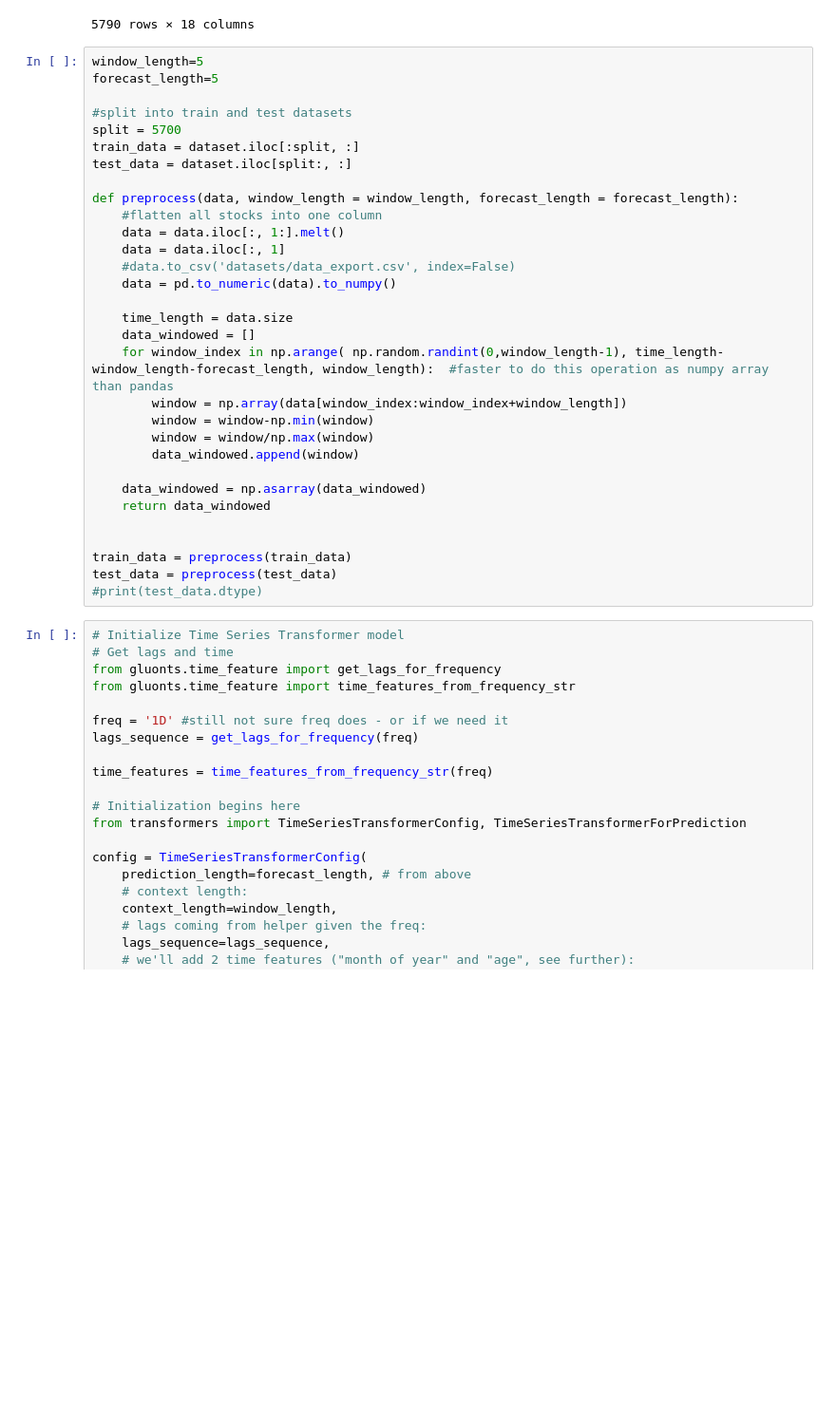
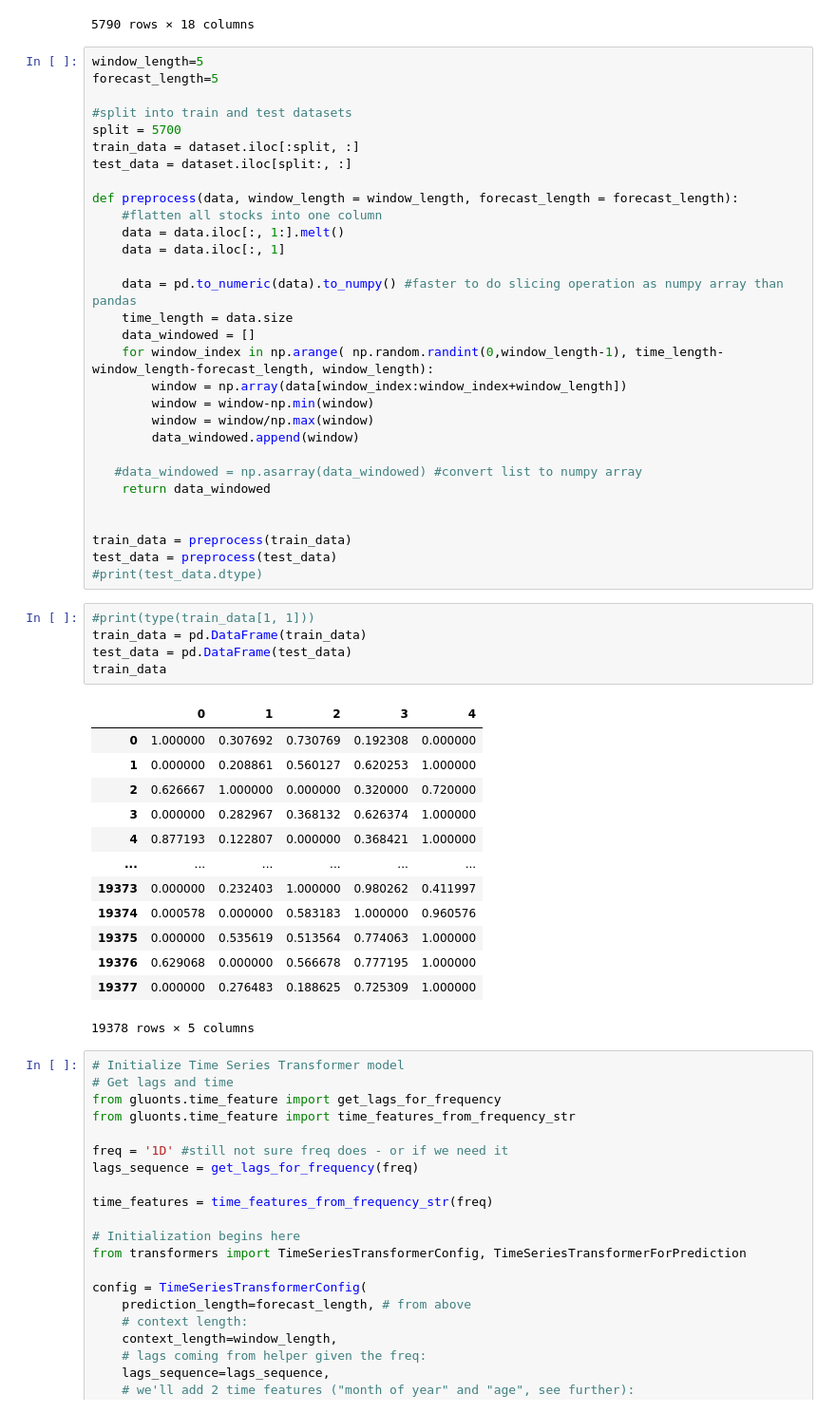
Before and after one commit to jadenseangmany/ece176-final-project, a Jupyter notebook: final-project/final-project_newdata.ipynb, the cells around one changed output. Shown at 95% size. Cells and saved outputs as stored; diff of their text form; blank space fills up the shorter version.

Commit message:
progress... converting np array into huggingface Dataset first

```diff
--- a/final-project/final-project_newdata.ipynb
+++ b/final-project/final-project_newdata.ipynb
@@ -82,24 +83,42 @@ def preprocess(data, window_length = window_length, forecast_length = forecast_l
     #flatten all stocks into one column
     data = data.iloc[:, 1:].melt()
     data = data.iloc[:, 1]
-    #data.to_csv('datasets/data_export.csv', index=False)
-    data = pd.to_numeric(data).to_numpy()
 
+    data = pd.to_numeric(data).to_numpy() #faster to do slicing operation as numpy array than pandas
     time_length = data.size
     data_windowed = []
-    for window_index in np.arange( np.random.randint(0,window_length-1), time_length-window_length-forecast_length, window_length):  #faster to do this operation as numpy array than pandas
+    for window_index in np.arange( np.random.randint(0,window_length-1), time_length-window_length-forecast_length, window_length):
         window = np.array(data[window_index:window_index+window_length])
         window = window-np.min(window)
         window = window/np.max(window)
         data_windowed.append(window)
 
-    data_windowed = np.asarray(data_windowed)
+   #data_windowed = np.asarray(data_windowed) #convert list to numpy array
     return data_windowed
 
 
 train_data = preprocess(train_data)
 test_data = preprocess(test_data)
 #print(test_data.dtype)
+# %%
+#print(type(train_data[1, 1]))
+train_data = pd.DataFrame(train_data)
+test_data = pd.DataFrame(test_data)
+train_data
+# %% [output]
+|  | 0 | 1 | 2 | 3 | 4 |
+| 0 | 1.000000 | 0.307692 | 0.730769 | 0.192308 | 0.000000 |
+| 1 | 0.000000 | 0.208861 | 0.560127 | 0.620253 | 1.000000 |
+| 2 | 0.626667 | 1.000000 | 0.000000 | 0.320000 | 0.720000 |
+| 3 | 0.000000 | 0.282967 | 0.368132 | 0.626374 | 1.000000 |
+| 4 | 0.877193 | 0.122807 | 0.000000 | 0.368421 | 1.000000 |
+| ... | ... | ... | ... | ... | ... |
+| 19373 | 0.000000 | 0.232403 | 1.000000 | 0.980262 | 0.411997 |
+| 19374 | 0.000578 | 0.000000 | 0.583183 | 1.000000 | 0.960576 |
+| 19375 | 0.000000 | 0.535619 | 0.513564 | 0.774063 | 1.000000 |
+| 19376 | 0.629068 | 0.000000 | 0.566678 | 0.777195 | 1.000000 |
+| 19377 | 0.000000 | 0.276483 | 0.188625 | 0.725309 | 1.000000 |
+19378 rows × 5 columns
 # %%
 # Initialize Time Series Transformer model
 # Get lags and time
```
Also changed, not shown: parts of 3 cells of this notebook, 1 other file.
